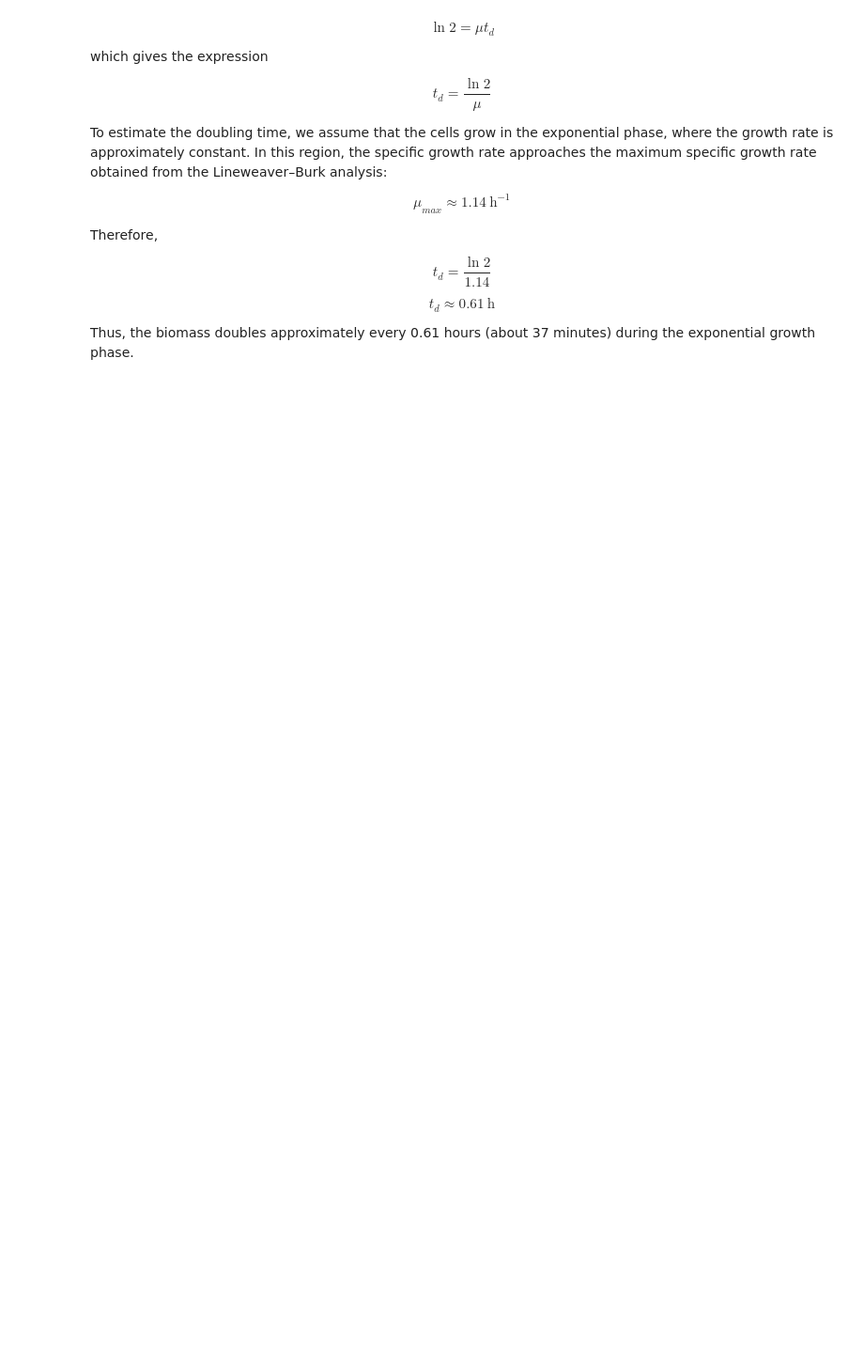
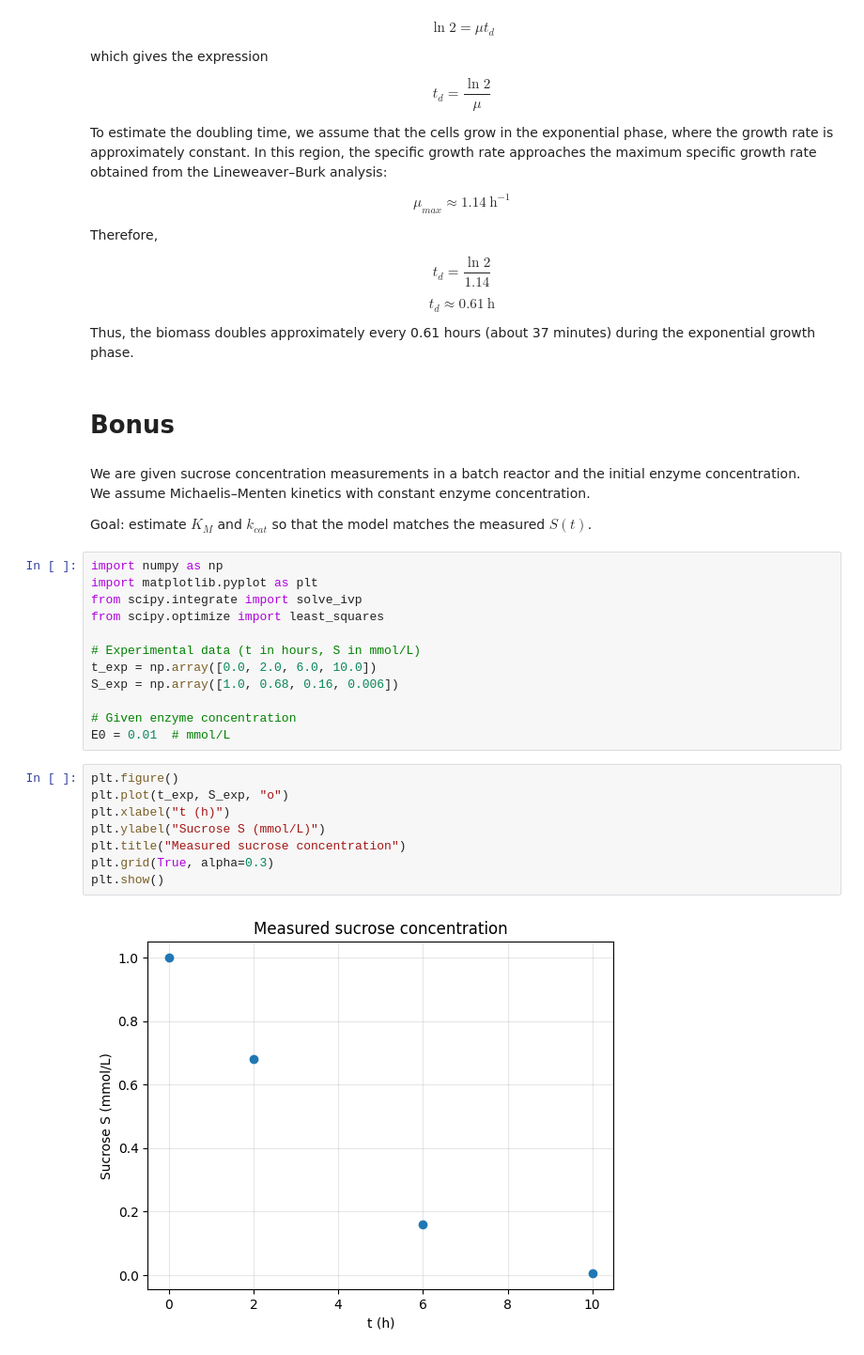
Before and after one commit to vicollari/bioreactor_simulation, a Jupyter notebook: bioreactor_simulation/exercise2.ipynb, the cells around one changed output. Shown at 94% size. Cells and saved outputs as stored; diff of their text form; blank space fills up the shorter version.

Commit message:
bonus

```diff
--- a/bioreactor_simulation/exercise2.ipynb
+++ b/bioreactor_simulation/exercise2.ipynb
@@ -1088,3 +1088,32 @@ t_d \approx 0.61 \ \text{h}
 $$
 
 Thus, the biomass doubles approximately every 0.61 hours (about 37 minutes) during the exponential growth phase.
+# %% [markdown]
+# Bonus
+# %% [markdown]
+We are given sucrose concentration measurements in a batch reactor and the initial enzyme concentration.
+We assume Michaelis–Menten kinetics with constant enzyme concentration.
+
+Goal: estimate $K_M$ and $k_{cat}$ so that the model matches the measured $S(t)$.
+# %%
+import numpy as np
+import matplotlib.pyplot as plt
+from scipy.integrate import solve_ivp
+from scipy.optimize import least_squares
+
+# Experimental data (t in hours, S in mmol/L)
+t_exp = np.array([0.0, 2.0, 6.0, 10.0])
+S_exp = np.array([1.0, 0.68, 0.16, 0.006])
+
+# Given enzyme concentration
+E0 = 0.01  # mmol/L
+# %%
+plt.figure()
+plt.plot(t_exp, S_exp, "o")
+plt.xlabel("t (h)")
+plt.ylabel("Sucrose S (mmol/L)")
+plt.title("Measured sucrose concentration")
+plt.grid(True, alpha=0.3)
+plt.show()
+# %% [output]
+[figure, added]
```
Also changed, not shown: parts of 6 cells of this notebook, 2 other files.
